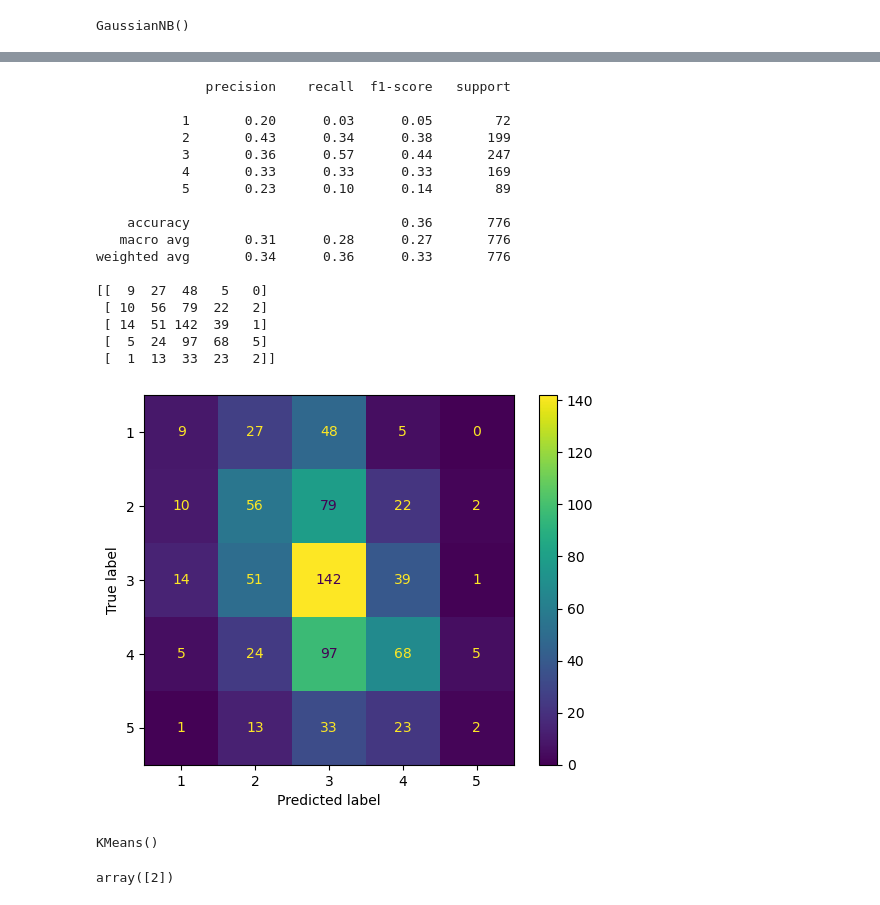
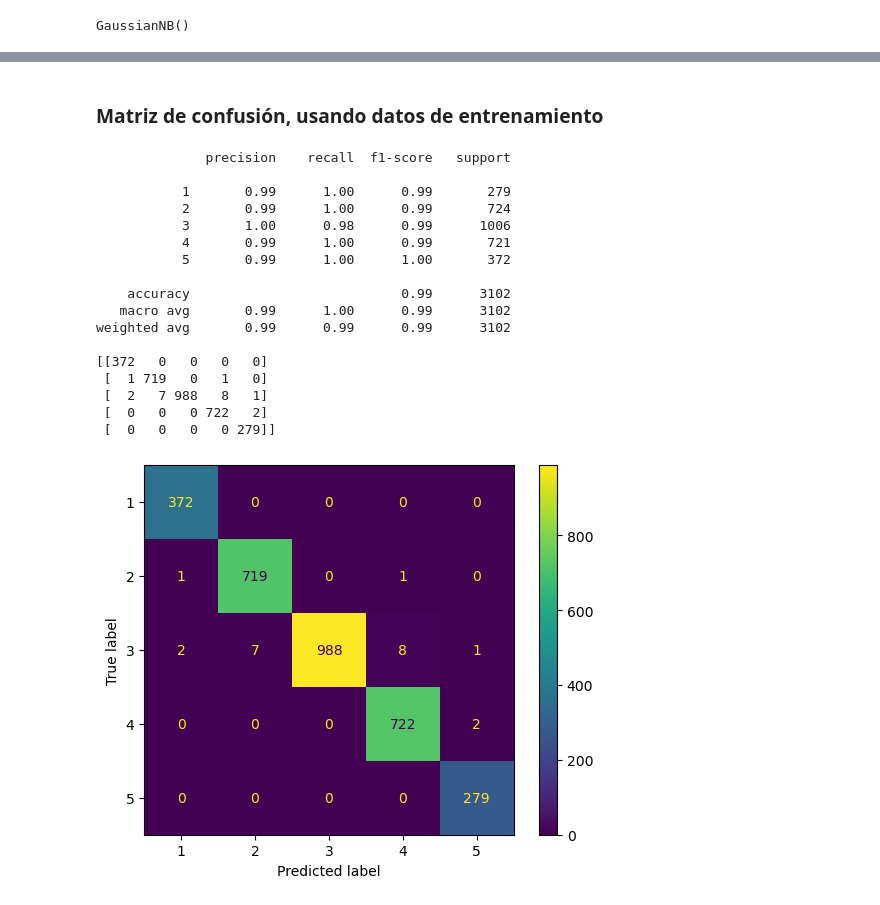
Before and after one commit to svroo/PNL-Escom, a Jupyter notebook: Joder es cine/cine.ipynb, the cells around one changed output, grey strips where cells are left out. Cells and saved outputs as stored; diff of their text form; code cells hidden in the pictures.

```diff
--- a/Joder es cine/cine.ipynb
+++ b/Joder es cine/cine.ipynb
@@ -40,5 +39,5 @@ text = [txt.obtener_text(path, pos_file[i]) for i,j in enumerate(x)]
 # %%
-text_clean =[txt.normalizar(text[i]) for i in range(len(text))]
+text_clean =[txt.normalizar(x[i]) for i in range(len(x))]
 # %%
 count_vect = CountVectorizer()
 x_counts = count_vect.fit_transform(np.array(text_clean)) #list of texts, each text is a string
@@ -65,36 +167,31 @@ print (accuracy_score(y_test, y_predict))
+# %% [markdown]
+### Matriz de confusión, usando datos de entrenamiento
+# %%
+y_predict = clf.predict(X_train.todense())
 # %%
 target_names = list(map(str, [1,2,3,4,5]))
-print(classification_report(y_test, y_predict, target_names=target_names))
-cm = confusion_matrix(y_test, y_predict, labels=[5,4,3,2,1])
+print(classification_report(y_train, y_predict, target_names=target_names))
+cm = confusion_matrix(y_train, y_predict, labels=[5,4,3,2,1])
 print(cm)
 disp = ConfusionMatrixDisplay(confusion_matrix=cm, display_labels=target_names)
 disp.plot()
 plt.show()
 # %% [output]
               precision    recall  f1-score   support
 
-           1       0.20      0.03      0.05        72
-           2       0.43      0.34      0.38       199
-           3       0.36      0.57      0.44       247
-           4       0.33      0.33      0.33       169
-           5       0.23      0.10      0.14        89
+           1       0.99      1.00      0.99       279
+           2       0.99      1.00      0.99       724
+           3       1.00      0.98      0.99      1006
+           4       0.99      1.00      0.99       721
+           5       0.99      1.00      1.00       372
 
-    accuracy                           0.36       776
-   macro avg       0.31      0.28      0.27       776
-weighted avg       0.34      0.36      0.33       776
+    accuracy                           0.99      3102
+   macro avg       0.99      1.00      0.99      3102
+weighted avg       0.99      0.99      0.99      3102
 
-[[  9  27  48   5   0]
- [ 10  56  79  22   2]
- [ 14  51 142  39   1]
- [  5  24  97  68   5]
- [  1  13  33  23   2]]
+[[372   0   0   0   0]
+ [  1 719   0   1   0]
+ [  2   7 988   8   1]
+ [  0   0   0 722   2]
+ [  0   0   0   0 279]]
-[figure, old version]
+[figure, new version]
-# %%
-k_text = KMeans()
-k_text.fit(x_tfidf, y)
-# %% [output]
-KMeans()
-# %%
-k_text.predict(x_tfidf[2])
-# %% [output]
-array([2])
```
Also changed, not shown: parts of 17 cells of this notebook, 1 other file.
